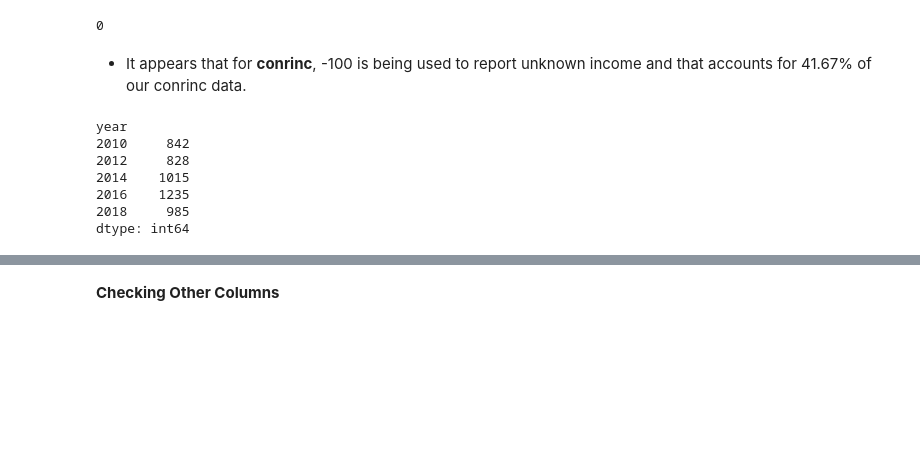
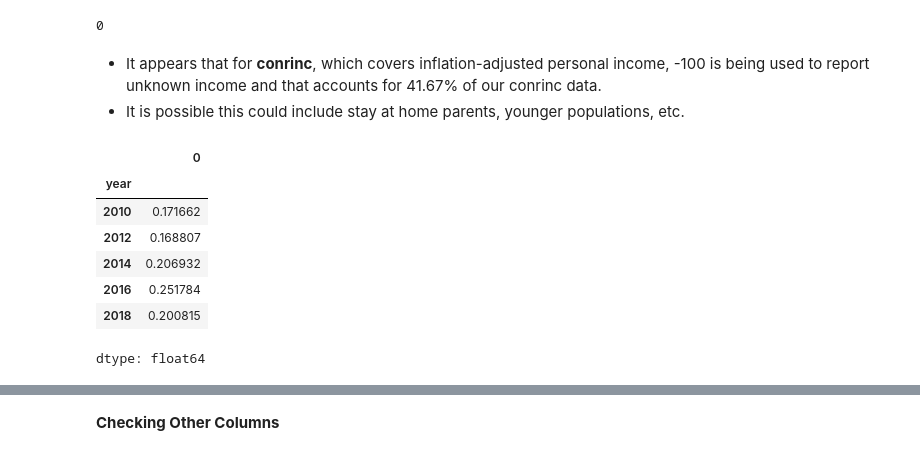
Before and after one commit to kimberlyyliuu/EDA, a Jupyter notebook: lab/gss.ipynb, the cells around one changed output, grey strips where cells are left out. Cells and saved outputs as stored; diff of their text form; code cells hidden in the pictures; blank space fills up the shorter version.

```diff
--- a/lab/gss.ipynb
+++ b/lab/gss.ipynb
@@ -178,14 +175,18 @@ sum(df['conrinc'].isna())
 # %% [output]
 0
 # %% [markdown]
-*   It appears that for **conrinc**, -100 is being used to report unknown income and that accounts for 41.67% of our conrinc data.
+*   It appears that for **conrinc**, which covers inflation-adjusted personal income, -100 is being used to report unknown income and that accounts for 41.67% of our conrinc data.
+*   It is possible this could include stay at home parents, younger populations, etc.
-# %%
-df[df['conrinc'] == -100].groupby('year').size()
-# %% [output]
-year
-2010     842
-2012     828
-2014    1015
-2016    1235
-2018     985
-dtype: int64
+# %%
+year_counts = df[df['conrinc'] == -100].groupby('year').size()
+year_proportions = year_counts / year_counts.sum() # this is taking how many -100 there are in each year and dividing by total -100 in dataset.
+year_proportions
+# %% [output]
+|  | 0 |
+| year |  |
+| 2010 | 0.171662 |
+| 2012 | 0.168807 |
+| 2014 | 0.206932 |
+| 2016 | 0.251784 |
+| 2018 | 0.200815 |
+dtype: float64
```
Also changed, not shown: parts of 19 cells of this notebook.
